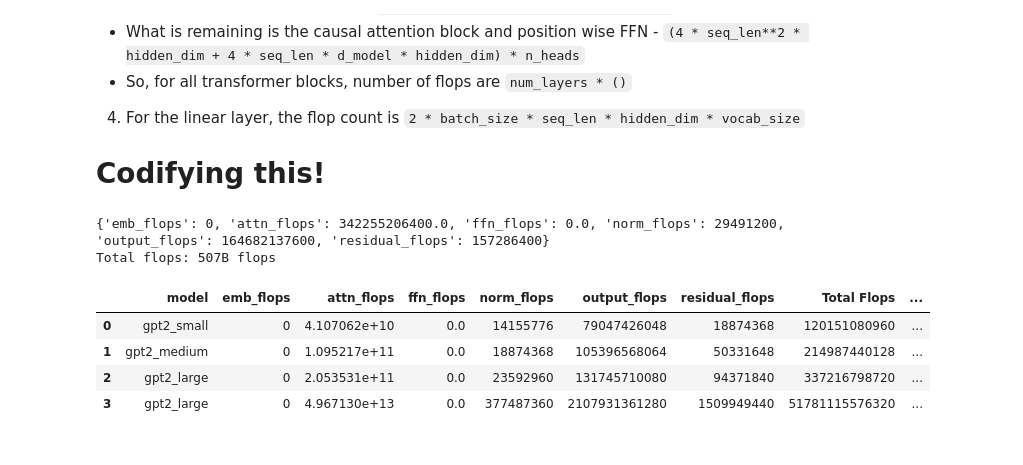
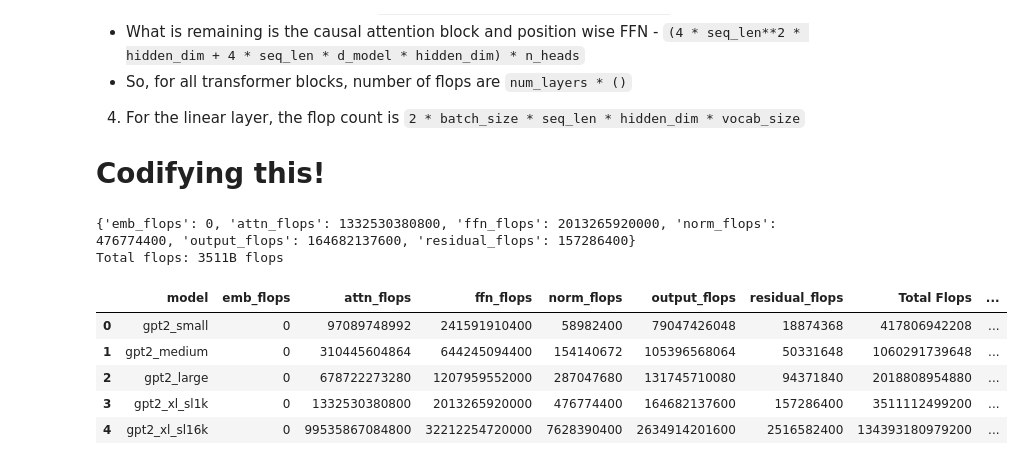
Before and after one commit to binga/relearning-ai, a Jupyter notebook: nbs/017-cs336-a1-full_assignment_test.ipynb, the cells around one changed output. Saved outputs shown, nothing was run; the diff lists cells and outputs as text; code cells hidden in the pictures.

Commit message:
solved flops and param counts!

```diff
--- a/nbs/017-cs336-a1-full_assignment_test.ipynb
+++ b/nbs/017-cs336-a1-full_assignment_test.ipynb
@@ -926,23 +926,25 @@ def get_flop_count(vocab_size, context_length, num_layers, d_model, num_heads, d
 
     # attention
     d_k = d_model // num_heads
-    qkv_proj_flops = 2 * batch_size * context_length * d_model * d_model # 2mnp formula
+    qkv_proj_flops = 3 * 2 * batch_size * context_length * d_model * d_model # 2mnp formula
     qk_flops = num_heads * 2 * batch_size * context_length * context_length * d_k
     softmax_flops = num_heads * 3 * batch_size * context_length * context_length # approx 3 ops per element * number of heads
     attn_v_flops = num_heads * 2 * batch_size * context_length * context_length * d_k
+    o_proj_flops = 2 * batch_size * context_length * d_model * d_model
 
-
-    attn_flops_each_layer = 4 * context_length **2 * d_model + 4 * context_length * d_model * d_model / num_heads
+    attn_flops_each_layer = qkv_proj_flops + qk_flops + softmax_flops + attn_v_flops + o_proj_flops
     attn_flops = num_layers * attn_flops_each_layer
 
-    # rms norm
-    attnorm_flops = 2 * 3 * batch_size * context_length * d_model # CAREFUL: one for weight and another for bias
-    ffnnorm_flops = attnorm_flops
-    finalnorm_flops = attnorm_flops
-    norm_flops = attnorm_flops + ffnnorm_flops + finalnorm_flops
+    # rms norm (3 per layer, attn_norm, ffn_norm, final_norm)
+    norm_flops_per_layer = 3 * batch_size * context_length * d_model # CAREFUL: calculation for each layer
+    norm_flops = (2 * num_layers + 1) * norm_flops_per_layer
 
     # MLP/linear
-    ffn_flops = 0.0
+    # CAREFUL: GPT-2 uses standard FFN and not SwiGLU. So, just 2 matrix multiplies
+    ffn_flops = 2 * batch_size * context_length * d_model * d_ff + \
+                2 * batch_size * context_length * d_ff * d_model
+
+    ffn_flops = num_layers * ffn_flops
     # ffn_params =  num_layers * (d_ff * d_model * 2 + d_ff * 2) # for gpt2xl
 
     # output projection
@@ -964,19 +966,9 @@ flops = get_flop_count(vocab_size=50257, context_length=1024, num_layers=48, d_m
 print(flops)
 print(f"Total flops: {round(sum(flops.values()) / 1e9)}B flops")
 # %% [output]
-{'emb_flops': 0, 'attn_flops': 342255206400.0, 'ffn_flops': 0.0, 'norm_flops': 29491200, 'output_flops': 164682137600, 'residual_flops': 157286400}
-Total flops: 507B flops
+{'emb_flops': 0, 'attn_flops': 1332530380800, 'ffn_flops': 2013265920000, 'norm_flops': 476774400, 'output_flops': 164682137600, 'residual_flops': 157286400}
+Total flops: 3511B flops
 # %%
-# d. Repeat your analysis with GPT-2 small (12 layers, 768 d_model, 12 heads), GPT-2 medium (24
-# layers, 1024 d_model, 16 heads), and GPT-2 large (36 layers, 1280 d_model, 20 heads). As the
-# model size increases, which parts of the Transformer LM take up proportionally more or less of
-# the total FLOPs?
-# Deliverable: For each model, provide a breakdown of model components and its associated
-# FLOPs (as a proportion of the total FLOPs required for a forward pass). In addition, provide a
-# one-to-two sentence description of how varying the model size changes the proportional FLOPs
-# of each component.
-
-
 import pandas as pd
 
 gpt2_configs = [
@@ -1006,42 +998,53 @@ gpt2_configs = [
         "d_model": 1280,
         "num_heads": 20,
         "batch_size": 1,
         "context_length": 1024,
         "vocab_size": 50257,
         "d_ff": 6400
     },
     {
-        "name": "gpt2_large",
-        "num_layers": 36,
-        "d_model": 1280,
-        "num_heads": 20,
+        "name": "gpt2_xl_sl1k",
+        "num_layers": 48,
+        "d_model": 1600,
+        "num_heads": 25,
+        "batch_size": 1,
+        "context_length": 1024,
+        "vocab_size": 50257,
+        "d_ff": 6400
+    },
+    {
+        "name": "gpt2_xl_sl16k",
+        "num_layers": 48,
+        "d_model": 1600,
+        "num_heads": 25,
         "batch_size": 1,
         "context_length": 16384,
         "vocab_size": 50257,
         "d_ff": 6400
     }
 ]
 
 results = []
 for config in gpt2_configs:
     flops = {}
     flops['model'] = config['name']
     config_args = {k: v for k, v in config.items() if k != 'name'}
     flop_counts = get_flop_count(**config_args)
     flops.update(flop_counts)
     flops['Total Flops'] = int(sum(flop_counts.values()))
     flops['Attention FLOP %'] = round(flops['attn_flops'] * 100 / flops['Total Flops'], 1)
-    flops['FFN FLOP %'] = round(flops['output_flops'] * 100 / flops['Total Flops'], 1)
+    flops['FFN FLOP %'] = round((flops['ffn_flops'] + flops['output_flops']) * 100 / flops['Total Flops'], 1)
     results.append(flops)
 
 results = pd.DataFrame(results)
 results
 # %% [output]
 |  | model | emb_flops | attn_flops | ffn_flops | norm_flops | output_flops | residual_flops | Total Flops | ... |
-| 0 | gpt2_small | 0 | 4.107062e+10 | 0.0 | 14155776 | 79047426048 | 18874368 | 120151080960 | ... |
-| 1 | gpt2_medium | 0 | 1.095217e+11 | 0.0 | 18874368 | 105396568064 | 50331648 | 214987440128 | ... |
-| 2 | gpt2_large | 0 | 2.053531e+11 | 0.0 | 23592960 | 131745710080 | 94371840 | 337216798720 | ... |
-| 3 | gpt2_large | 0 | 4.967130e+13 | 0.0 | 377487360 | 2107931361280 | 1509949440 | 51781115576320 | ... |
+| 0 | gpt2_small | 0 | 97089748992 | 241591910400 | 58982400 | 79047426048 | 18874368 | 417806942208 | ... |
+| 1 | gpt2_medium | 0 | 310445604864 | 644245094400 | 154140672 | 105396568064 | 50331648 | 1060291739648 | ... |
+| 2 | gpt2_large | 0 | 678722273280 | 1207959552000 | 287047680 | 131745710080 | 94371840 | 2018808954880 | ... |
+| 3 | gpt2_xl_sl1k | 0 | 1332530380800 | 2013265920000 | 476774400 | 164682137600 | 157286400 | 3511112499200 | ... |
+| 4 | gpt2_xl_sl16k | 0 | 99535867084800 | 32212254720000 | 7628390400 | 2634914201600 | 2516582400 | 134393180979200 | ... |
 # %%
 # CAREFUL
 # Rearrange operations are flop free! They do not consume flops.
```
Also changed, not shown: parts of 4 cells of this notebook.
